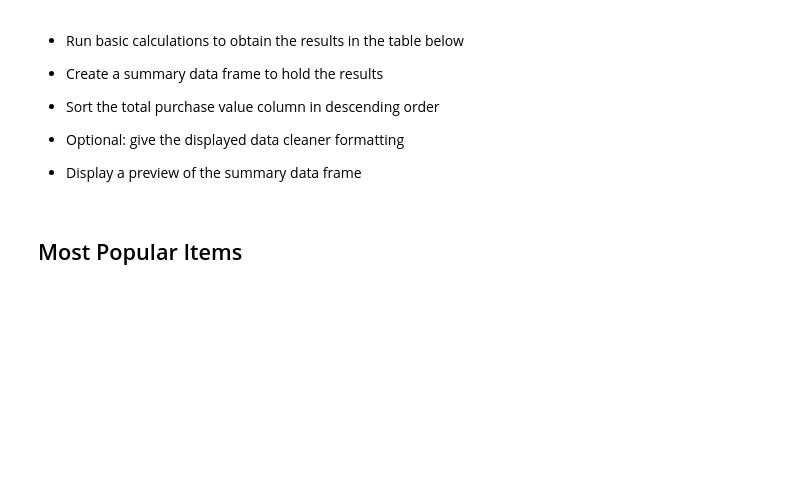
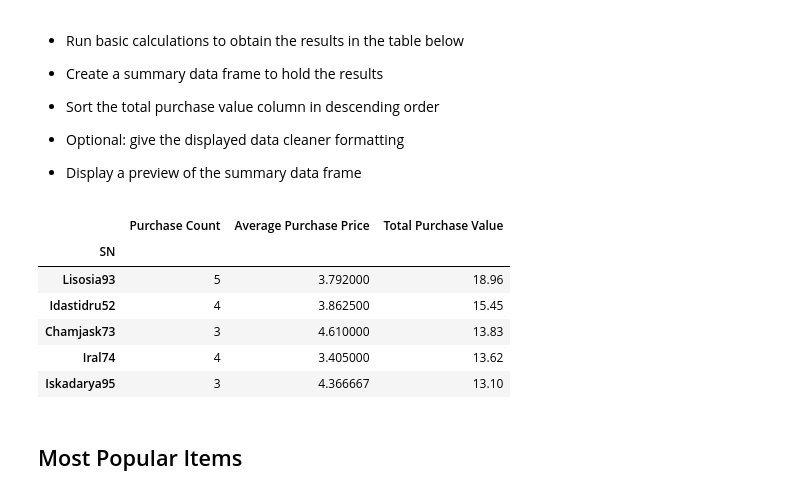
Before and after one commit to drini13/pandas-challenge, a Jupyter notebook: HeroesOfPymoli_starter copy.ipynb, the cells around one changed output. Saved outputs shown, nothing was run; the diff lists cells and outputs as text; code cells hidden in the pictures; blank space fills up the shorter version.

```diff
--- a/HeroesOfPymoli_starter copy.ipynb
+++ b/HeroesOfPymoli_starter copy.ipynb
@@ -269,6 +275,33 @@ age_demo
 
 
 * Display a preview of the summary data frame
+# %%
+#SN
+SN_spend = df.groupby("SN")
+
+#purchase count
+T_pur_SN = SN_spend["Purchase ID"].count()
+
+#average purchase price
+APP = SN_spend["Price"].mean()
+
+#Total purchase value
+T_pur_value = SN_spend["Price"].sum()
+
+#data frame
+T_spenders = pd.DataFrame({"Purchase Count": T_pur_SN,
+                             "Average Purchase Price": APP,
+                             "Total Purchase Value":T_pur_value})
+T_spenders_f = T_spenders.sort_values(["Total Purchase Value"], ascending=False).head()
+T_spenders_f
+# %% [output]
+|  | Purchase Count | Average Purchase Price | Total Purchase Value |
+| SN |  |  |  |
+| Lisosia93 | 5 | 3.792000 | 18.96 |
+| Idastidru52 | 4 | 3.862500 | 15.45 |
+| Chamjask73 | 3 | 4.610000 | 13.83 |
+| Iral74 | 4 | 3.405000 | 13.62 |
+| Iskadarya95 | 3 | 4.366667 | 13.10 |
 # %% [markdown]
 ## Most Popular Items
 # %% [markdown]
```
Also changed, not shown: parts of 8 cells of this notebook.
